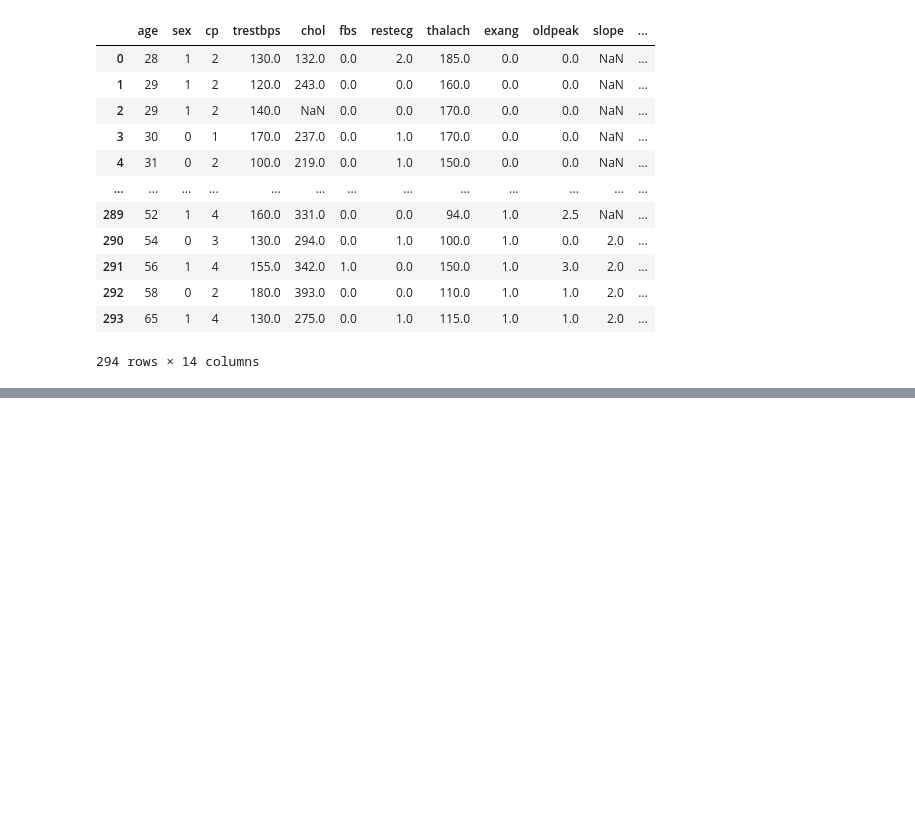
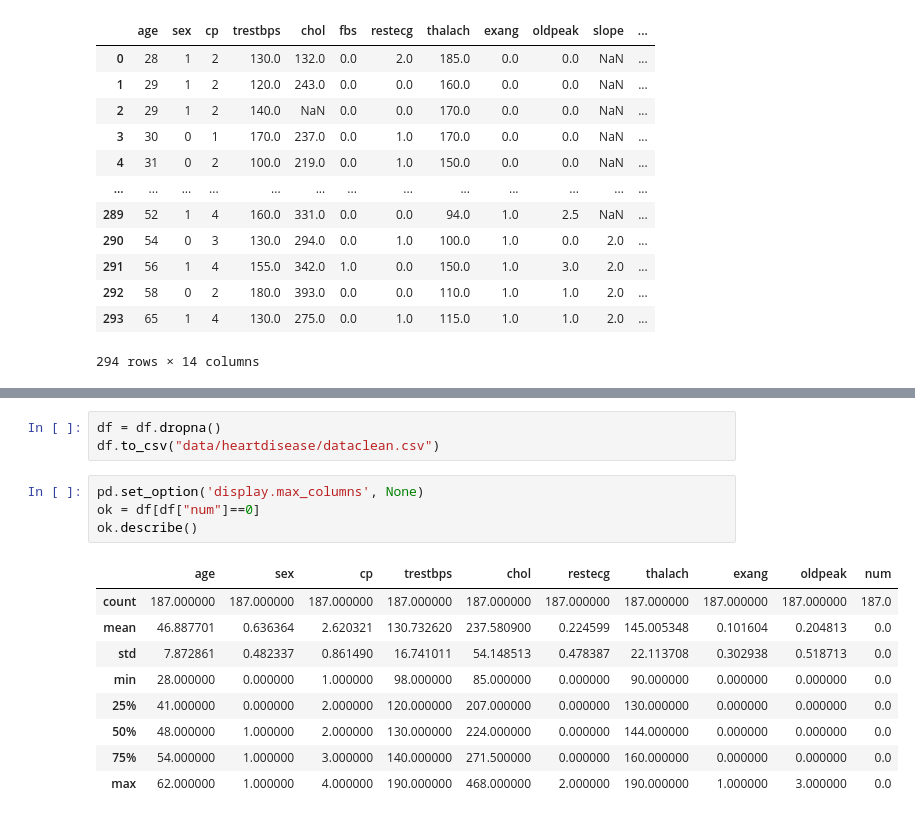
Before and after one commit to cyrilvincent/math, a Jupyter notebook: tp_heart.ipynb, the cells around one changed output, grey strips where cells are left out. Cells and saved outputs as stored; diff of their text form; blank space fills up the shorter version.

```diff
--- a/tp_heart.ipynb
+++ b/tp_heart.ipynb
@@ -51,0 +93,17 @@ dtype: float64
+# %%
+df = df.dropna()
+df.to_csv("data/heartdisease/dataclean.csv")
+# %%
+pd.set_option('display.max_columns', None)
+ok = df[df["num"]==0]
+ok.describe()
+# %% [output]
+|  | age | sex | cp | trestbps | chol | restecg | thalach | exang | oldpeak | num |
+| count | 187.000000 | 187.000000 | 187.000000 | 187.000000 | 187.000000 | 187.000000 | 187.000000 | 187.000000 | 187.000000 | 187.0 |
+| mean | 46.887701 | 0.636364 | 2.620321 | 130.732620 | 237.580900 | 0.224599 | 145.005348 | 0.101604 | 0.204813 | 0.0 |
+| std | 7.872861 | 0.482337 | 0.861490 | 16.741011 | 54.148513 | 0.478387 | 22.113708 | 0.302938 | 0.518713 | 0.0 |
+| min | 28.000000 | 0.000000 | 1.000000 | 98.000000 | 85.000000 | 0.000000 | 90.000000 | 0.000000 | 0.000000 | 0.0 |
+| 25% | 41.000000 | 0.000000 | 2.000000 | 120.000000 | 207.000000 | 0.000000 | 130.000000 | 0.000000 | 0.000000 | 0.0 |
+| 50% | 48.000000 | 1.000000 | 2.000000 | 130.000000 | 224.000000 | 0.000000 | 144.000000 | 0.000000 | 0.000000 | 0.0 |
+| 75% | 54.000000 | 1.000000 | 3.000000 | 140.000000 | 271.500000 | 0.000000 | 160.000000 | 0.000000 | 0.000000 | 0.0 |
+| max | 62.000000 | 1.000000 | 4.000000 | 190.000000 | 468.000000 | 2.000000 | 190.000000 | 1.000000 | 3.000000 | 0.0 |
```
Also changed, not shown: parts of 7 cells of this notebook, 2 other files.
